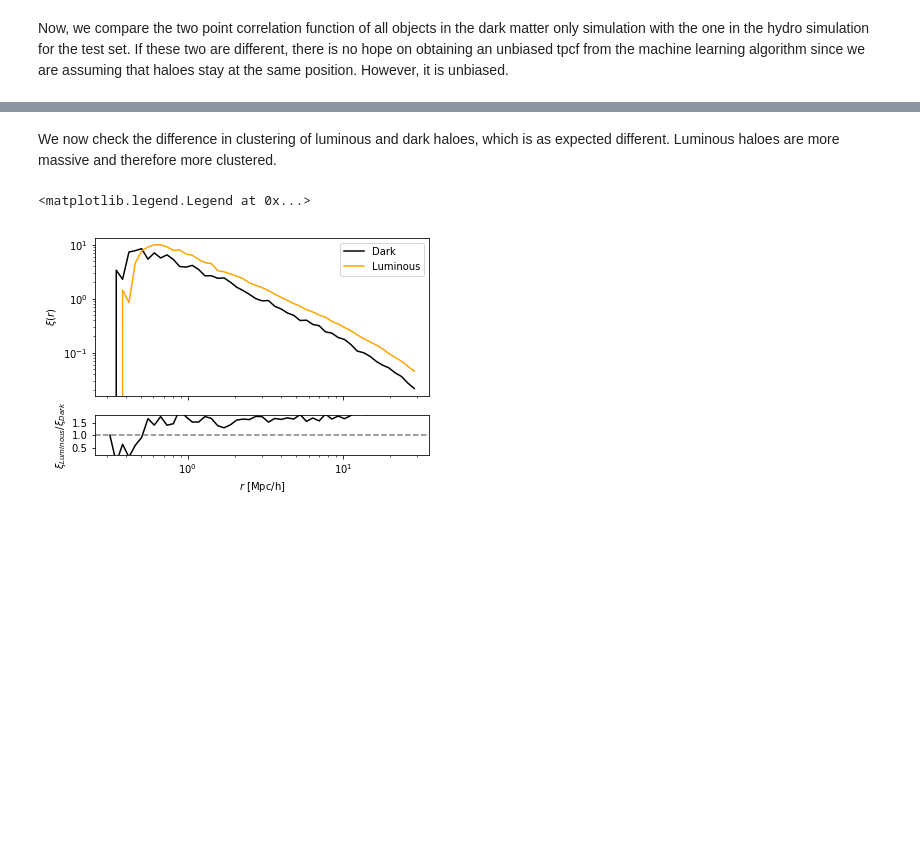
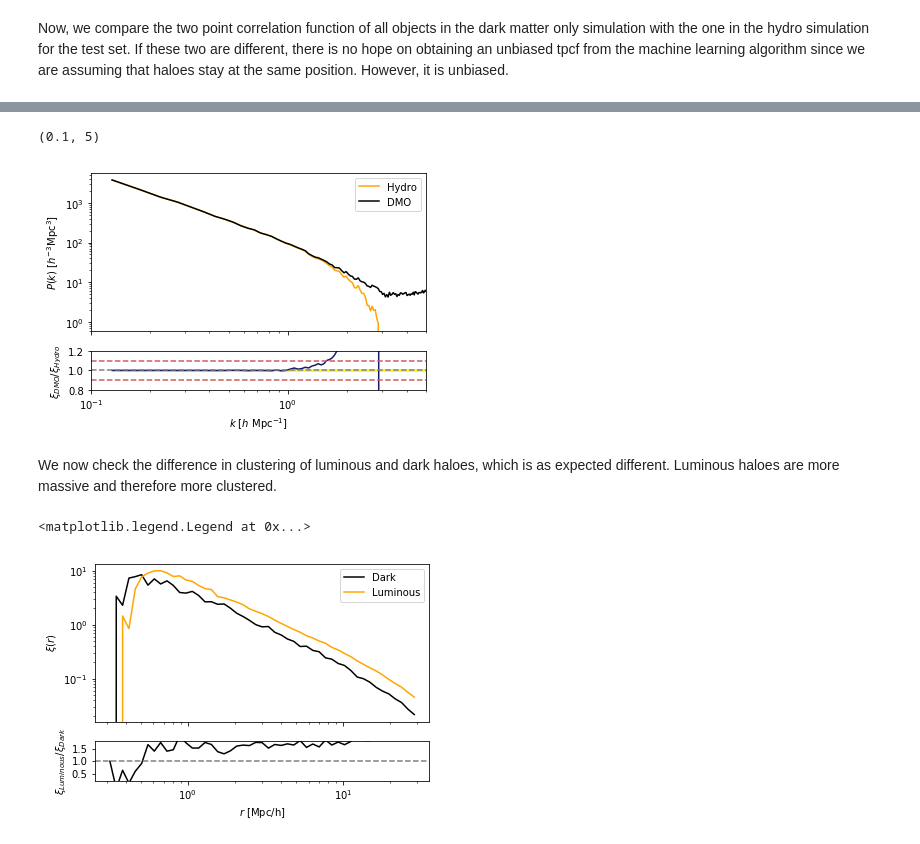
Before and after one commit to florpi/GaHaCo, a Jupyter notebook: notebooks/bias_tpcf.ipynb, the cells around one changed output, grey strips where cells are left out. Cells and saved outputs as stored; diff of their text form; code cells hidden in the pictures; blank space fills up the shorter version.

```diff
--- a/notebooks/bias_tpcf.ipynb
+++ b/notebooks/bias_tpcf.ipynb
@@ -107,3 +140,31 @@ axes[0].legend()
+# %%
+fig, axes = plt.subplots(nrows = 2, ncols = 1, sharex = True,
+              gridspec_kw = {'height_ratios':[4,1]})
+
+
+axes[0].loglog(Pk_hydro['k'], Pk_hydro['power'].real - Pk_hydro.attrs['shotnoise'],
+               label = 'Hydro', color = 'orange')
+axes[0].loglog(Pk_dmo['k'], Pk_dmo['power'].real - Pk_dmo.attrs['shotnoise'],
+               label = 'DMO', color = 'black')
+
+axes[1].semilogx(Pk_dmo['k'],
+    (Pk_dmo['power'].real - Pk_dmo.attrs['shotnoise'])\
+    /( Pk_hydro['power'].real - Pk_hydro.attrs['shotnoise']), color = 'midnightblue')
+
+axes[1].axhline(y = 1., color='gray', linestyle='dashed')
+axes[1].axhline(y = 1.1, color='indianred', linestyle='dashed')
+axes[1].axhline(y = 0.9, color='indianred', linestyle='dashed')
+axes[1].fill_between(x = Pk_hydro['k'], y1 = 0.99, y2 = 1.01, color = 'yellow')
+axes[1].set_ylim(0.8,1.2)
+axes[0].set_ylabel(r"$P(k)$ [$h^{-3}\mathrm{Mpc}^3$]")
+axes[1].set_ylabel(r'${\xi}_{DMO}/\xi_{Hydro}$')
+
+axes[1].set_xlabel(r"$k$ [$h \ \mathrm{Mpc}^{-1}$]")
+axes[0].legend()
+plt.xlim(0.1, 5)
+# %% [output]
+(0.1, 5)
+[figure, added]
 # %% [markdown]
 We now check the difference in clustering of luminous and dark haloes, which is as expected different. Luminous haloes are more massive and therefore more clustered.
 # %%
```
Also changed, not shown: parts of 15 cells of this notebook, 3 other files.
